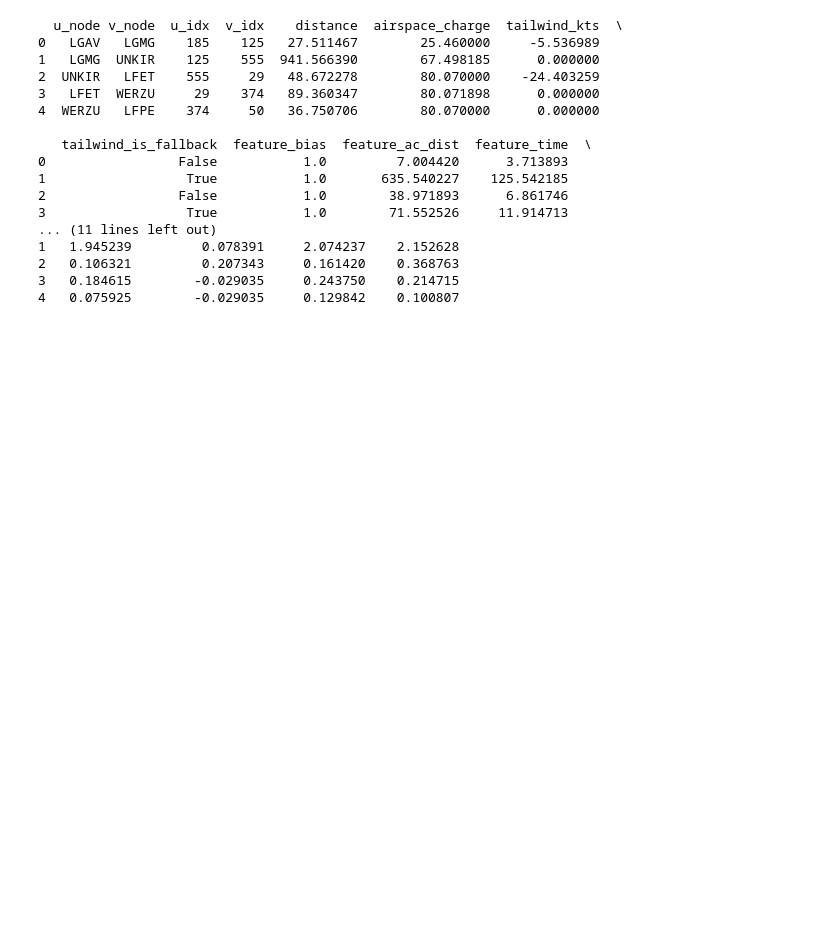
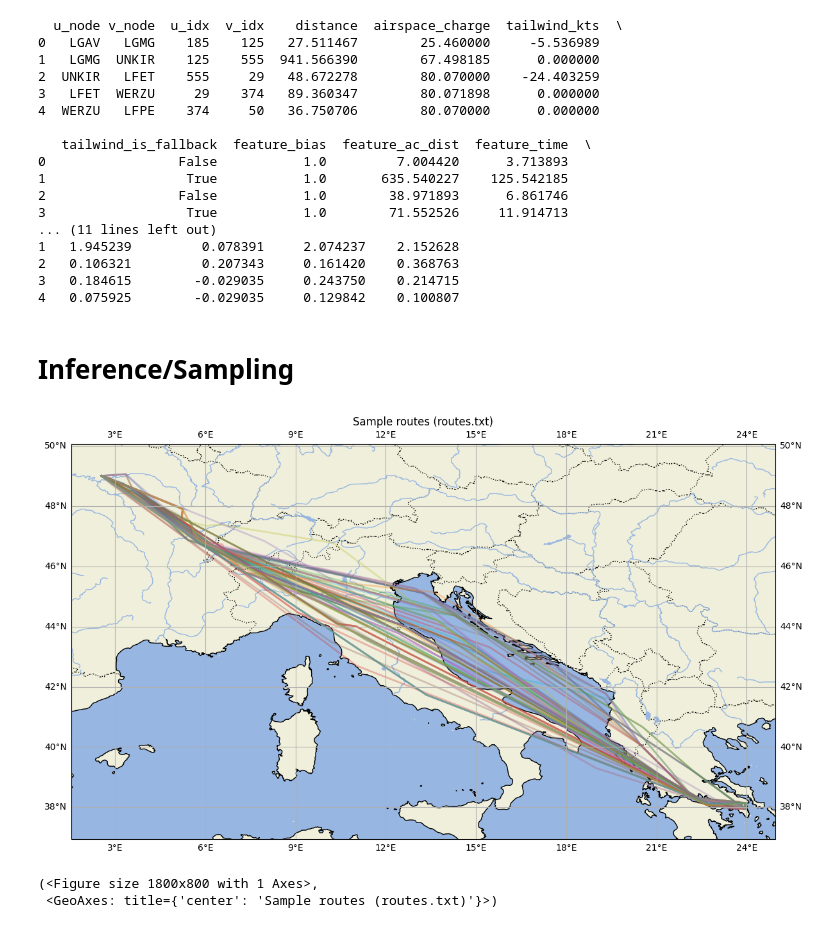
Before and after one commit to thinhhoang95/project-equinox, a Jupyter notebook: src/equinox/posttrain/checkpoint_interpret.ipynb, the cells around one changed output. Saved outputs shown, nothing was run; the diff lists cells and outputs as text; code cells hidden in the pictures; blank space fills up the shorter version.

```diff
--- a/src/equinox/posttrain/checkpoint_interpret.ipynb
+++ b/src/equinox/posttrain/checkpoint_interpret.ipynb
@@ -179,3 +179,20 @@ All components initialized successfully:
 2   0.106321         0.207343     0.161420    0.368763
 3   0.184615        -0.029035     0.243750    0.214715
 4   0.075925        -0.029035     0.129842    0.100807
+# %% [markdown]
+# Inference/Sampling
+# %%
+from src.equinox.posttrain.plot_sample_routes import plot_sample_routes
+from pathlib import Path
+
+plot_sample_routes(
+        case_dir=Path(case_dir),
+        routes_path=Path("data/cases/LGAV_LFPG/inference_outputs/sample_100/routes.txt"),
+        show=True,
+        show_waypoints=False,
+        route_alpha=0.3
+    )
+# %% [output]
+[figure, added]
+(<Figure size 1800x800 with 1 Axes>,
+ <GeoAxes: title={'center': 'Sample routes (routes.txt)'}>)
```
Also changed, not shown: parts of 1 cell of this notebook, 6 other files.
